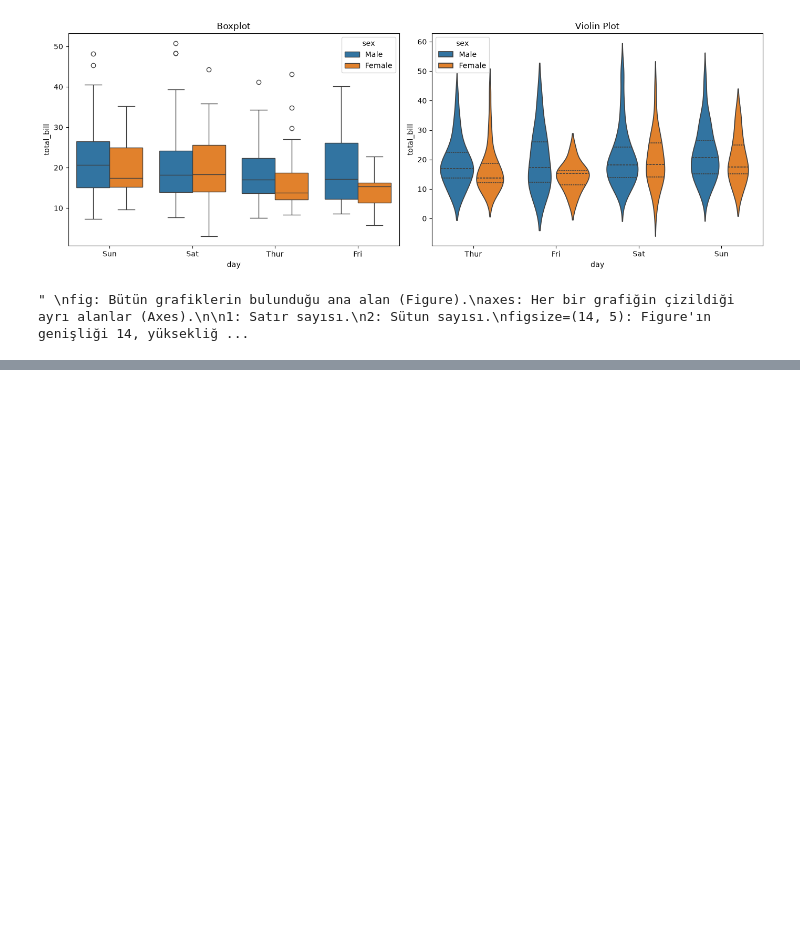
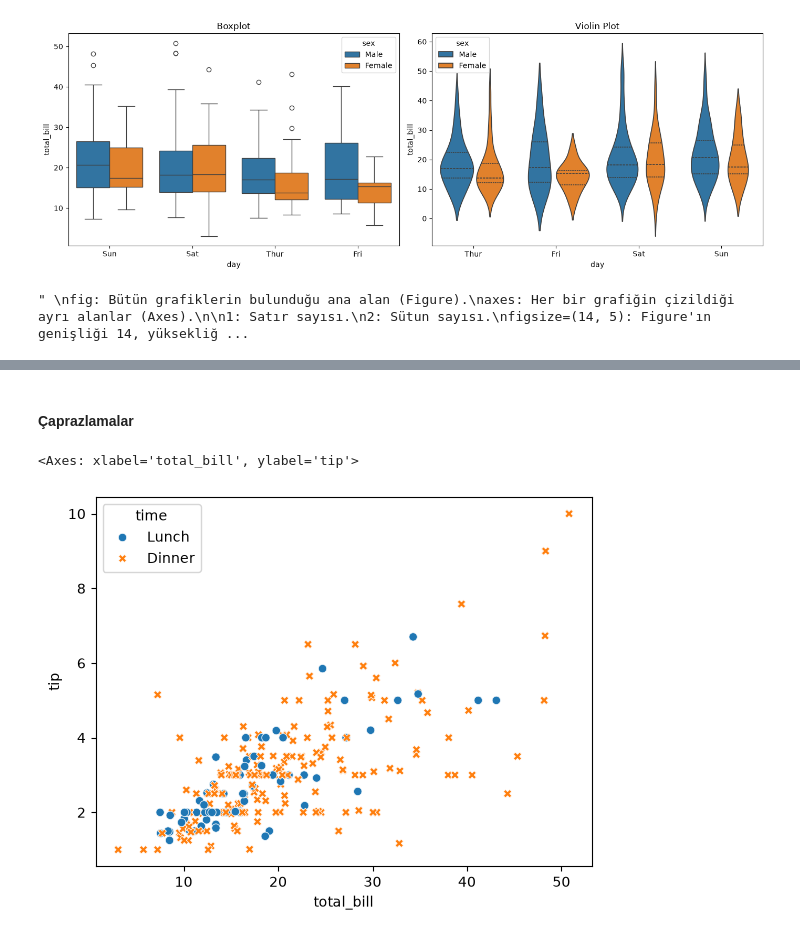
Before and after one commit to Ghost1461/machine-learning-journey, a Jupyter notebook: 04-Data Visualization/data_visualization.ipynb, the cells around one changed output, grey strips where cells are left out. Cells and saved outputs as stored; diff of their text form; code cells hidden in the pictures; blank space fills up the shorter version.

```diff
--- a/04-Data Visualization/data_visualization.ipynb
+++ b/04-Data Visualization/data_visualization.ipynb
@@ -806,0 +840,7 @@ plt.tight_layout(): Bu komut grafikler arasındaki boşlukları otomatik olarak
+# %% [markdown]
+#### Çaprazlamalar
+# %%
+sns.scatterplot(x = "total_bill", y = "tip", style = "time" ,hue = "time", data = df)
+# %% [output]
+<Axes: xlabel='total_bill', ylabel='tip'>
+[figure, added]
```
Also changed, not shown: parts of 61 cells of this notebook, 1 other file.
